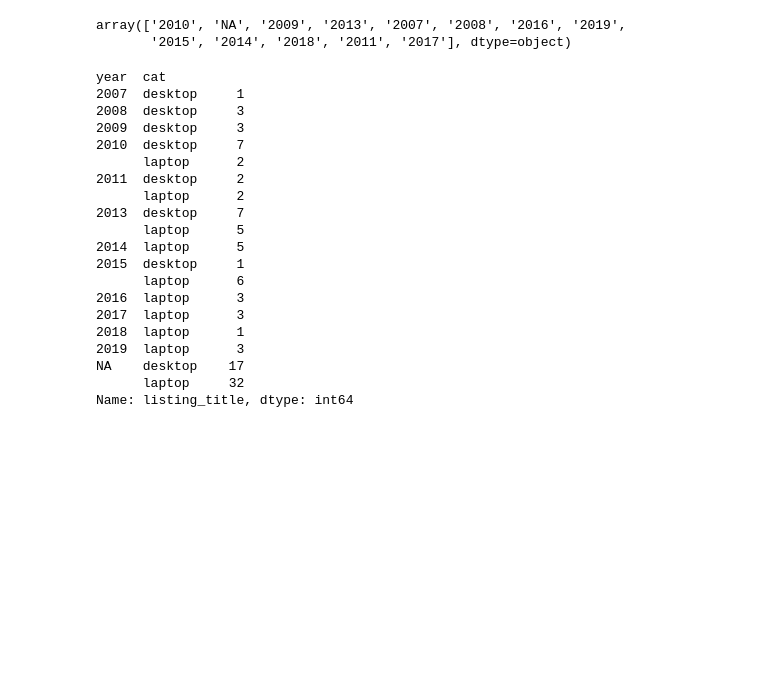
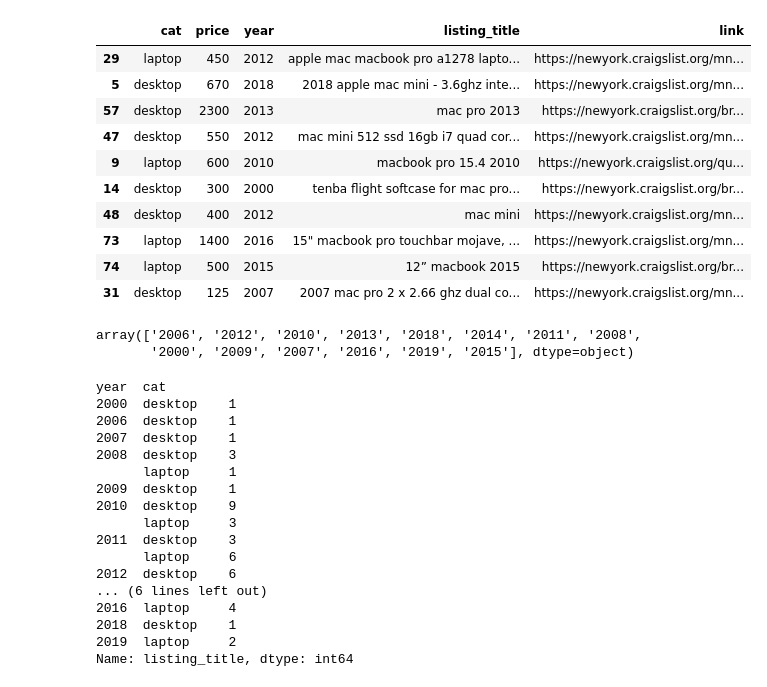
Before and after one commit to ygchan/Data-Engeering, a Jupyter notebook: Webscraping_04_Craigslist.ipynb, the cells around one changed output. Saved outputs shown, nothing was run; the diff lists cells and outputs as text; code cells hidden in the pictures; blank space fills up the shorter version.

```diff
--- a/Webscraping_04_Craigslist.ipynb
+++ b/Webscraping_04_Craigslist.ipynb
@@ -174,3 +119,31 @@ apple_df
+# %%
+import pandas as pd
+
+header = ['cat', 'price', 'year', 'listing_title', 'link']
+apple_df = pd.DataFrame(search_result, columns=header)
+
+# remove duplicated listing and drop any NA classification
+apple_df.drop_duplicates(keep=False, inplace=True)
+apple_df = apple_df[apple_df.cat != "NA"]
+apple_df = apple_df[apple_df.year != "NA"]
+apple_df = apple_df[apple_df.year <= "2020"]
+
+apple_df.style.set_properties(**{'text-align': 'left'})
+
+# inspect
+apple_df.sample(10)
+# %% [output]
+|  | cat | price | year | listing_title | link |
+| 29 | laptop | 450 | 2012 | apple mac macbook pro a1278 lapto... | https://newyork.craigslist.org/mn... |
+| 5 | desktop | 670 | 2018 | 2018 apple mac mini - 3.6ghz inte... | https://newyork.craigslist.org/mn... |
+| 57 | desktop | 2300 | 2013 | mac pro 2013 | https://newyork.craigslist.org/br... |
+| 47 | desktop | 550 | 2012 | mac mini 512 ssd 16gb i7 quad cor... | https://newyork.craigslist.org/mn... |
+| 9 | laptop | 600 | 2010 | macbook pro 15.4 2010 | https://newyork.craigslist.org/qu... |
+| 14 | desktop | 300 | 2000 | tenba flight softcase for mac pro... | https://newyork.craigslist.org/br... |
+| 48 | desktop | 400 | 2012 | mac mini | https://newyork.craigslist.org/mn... |
+| 73 | laptop | 1400 | 2016 | 15" macbook pro touchbar mojave, ... | https://newyork.craigslist.org/mn... |
+| 74 | laptop | 500 | 2015 | 12” macbook 2015 | https://newyork.craigslist.org/br... |
+| 31 | desktop | 125 | 2007 | 2007 mac pro 2 x 2.66 ghz dual co... | https://newyork.craigslist.org/mn... |
 # %%
 # how many laptop and desktop are there respectively?
 # please create a stacked bar graph with year and machine types
@@ -181,8 +154,8 @@ years = apple_df.year.unique()
 
 years
 # %% [output]
-array(['2010', 'NA', '2009', '2013', '2007', '2008', '2016', '2019',
-       '2015', '2014', '2018', '2011', '2017'], dtype=object)
+array(['2006', '2012', '2010', '2013', '2018', '2014', '2011', '2008',
+       '2000', '2009', '2007', '2016', '2019', '2015'], dtype=object)
 # %%
 # then generate a grouped dataframe with the counts of each
 # deskptop and laptop per year
@@ -190,24 +163,21 @@ counts = apple_df.groupby(['year', 'cat']).count()['listing_title']
 print(counts)
 # %% [output]
 year  cat
-2007  desktop     1
-2008  desktop     3
-2009  desktop     3
-2010  desktop     7
-      laptop      2
-2011  desktop     2
-      laptop      2
-2013  desktop     7
-      laptop      5
-2014  laptop      5
-2015  desktop     1
-      laptop      6
-2016  laptop      3
-2017  laptop      3
-2018  laptop      1
-2019  laptop      3
-NA    desktop    17
-      laptop     32
+2000  desktop    1
+2006  desktop    1
+2007  desktop    1
+2008  desktop    3
+      laptop     1
+2009  desktop    1
+2010  desktop    9
+      laptop     3
+2011  desktop    3
+      laptop     6
+2012  desktop    6
+... (6 lines left out)
+2016  laptop     4
+2018  desktop    1
+2019  laptop     2
 Name: listing_title, dtype: int64
 # %%
 # using that, I can easily calculate the total number of listing per year (group)
```
Also changed, not shown: parts of 14 cells of this notebook.
